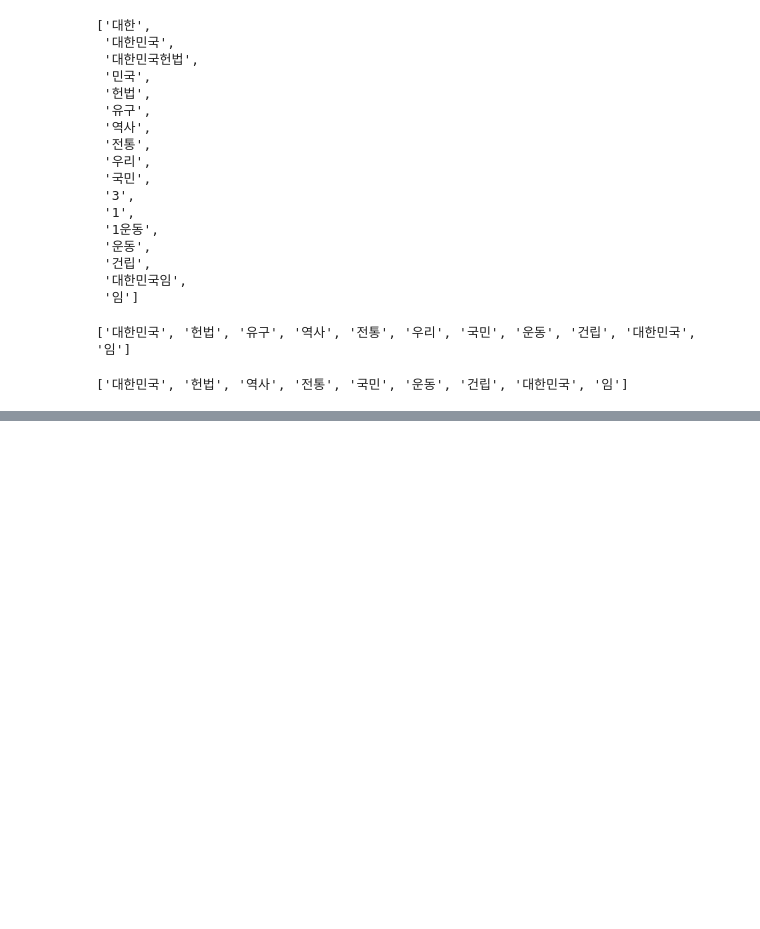
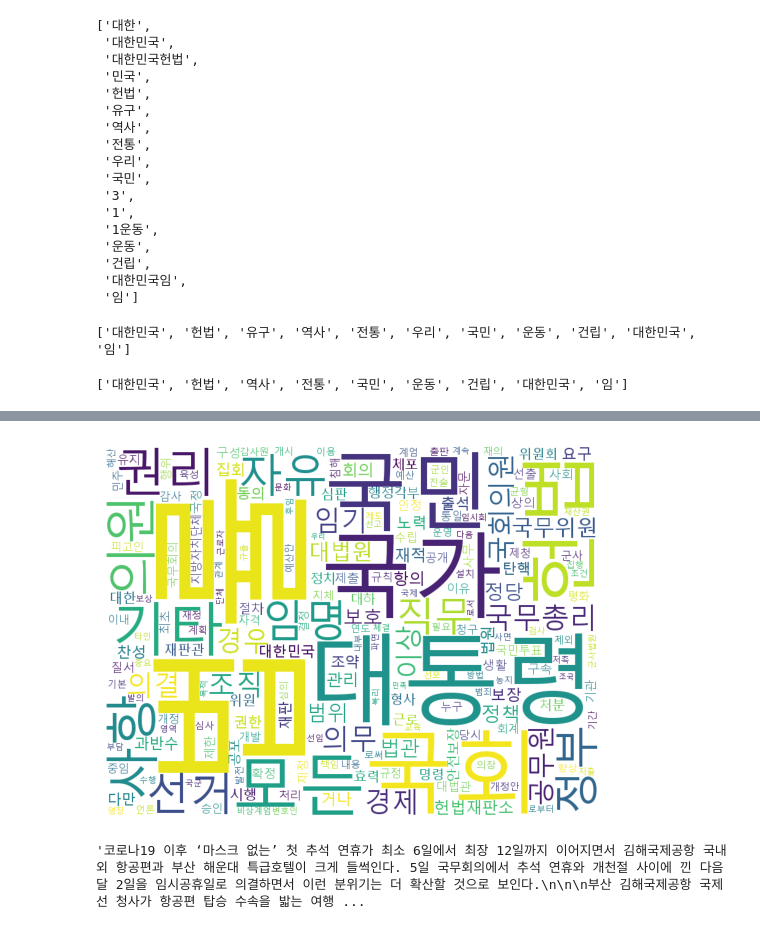
Before and after one commit to mewzzangzzang/bigdata, a Jupyter notebook: konlpy.ipynb, the cells around one changed output, grey strips where cells are left out. Saved outputs shown, nothing was run; the diff lists cells and outputs as text; code cells hidden in the pictures; blank space fills up the shorter version.

```diff
--- a/konlpy.ipynb
+++ b/konlpy.ipynb
@@ -107,0 +286,13 @@ komoran.nouns(c[:50])
+# %%
+# 글자 수가 2자 이상인 것만 선택하기
+kv2=dict()
+
+# for tag,count in kv.items():
+#   print(t)
+# k와v
+
+# 2글자 이상 추출
+for tag,count in kv.items():
+  if len(tag)>1:
+    kv2[tag]=count
+kv2
@@ -107,0 +349,12 @@ komoran.nouns(c[:50])
+# %%
+nouns1=okt.nouns(c)
+counter1=Counter(nouns1)
+print(counter1)
+counter2=counter1.most_common(10)
+print(counter2)
+
+counter3=dict()
+for tag,count in counter1.items():
+  if (len(tag)>1) and (count>1): #글자수 2자이상, 빈도수 2 이상만 추출
+    counter3[tag]=count
+counter3
@@ -107,0 +381,15 @@ komoran.nouns(c[:50])
+# %%
+# 워드클라우드 생성
+wc1=WordCloud(width=800,height=600, background_color='white', font_path=font_path,random_state=0)
+
+plt.imshow(wc1.generate_from_frequencies(counter3))
+plt.axis('off')
+plt.show()
+# %% [output]
+[figure, added]
+# %%
+# 개인 네이버 뉴스 텍스트파일
+data=open('data/data.txt').read()
+data
+# %% [output]
+'코로나19 이후 ‘마스크 없는’ 첫 추석 연휴가 최소 6일에서 최장 12일까지 이어지면서 김해국제공항 국내외 항공편과 부산 해운대 특급호텔이 크게 들썩인다. 5일 국무회의에서 추석 연휴와 개천절 사이에 낀 다음 달 2일을 임시공휴일로 의결하면서 이런 분위기는 더 확산할 것으로 보인다.\n\n\n부산 김해국제공항 국제선 청사가 항공편 탑승 수속을 밟는 여행 ...
```
Also changed, not shown: parts of 27 cells of this notebook, 10 other files.
